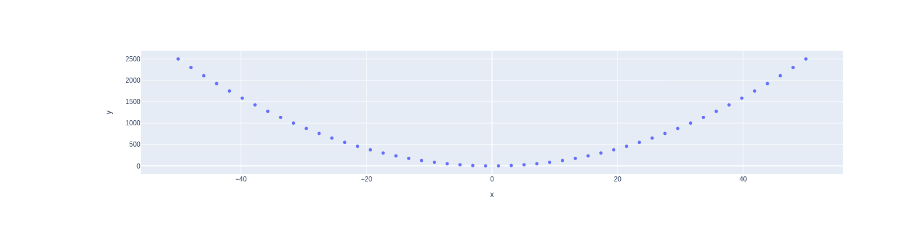
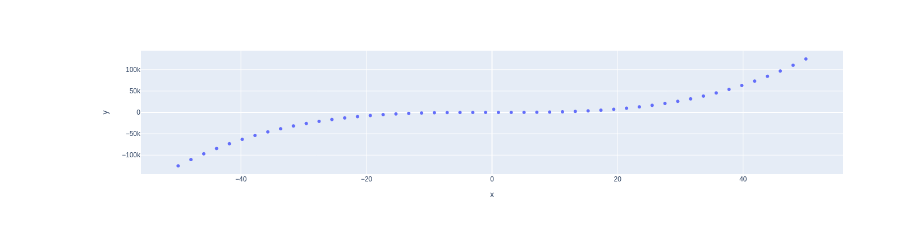
Before and after one commit to didiawx/my-notebooks-repo, a Jupyter notebook: experiment1.ipynb, the cells around one changed output. Drawn from its saved outputs; the diff is of its cells as text; code cells hidden in the pictures.

```diff
--- a/experiment1.ipynb
+++ b/experiment1.ipynb
@@ -6,7 +6,7 @@ import plotly.express as px
 x = np.linspace(start=-50, stop=50)
 
 # y-axis data points
-y = x ** 2
+y = x ** 3
 
 # define the plot
 fig = px.scatter(x=x, y=y)
@@ -17 +16 @@ fig.show()
-[figure, old version]
+[figure, new version]
```
Also changed, not shown: parts of 1 cell of this notebook.
